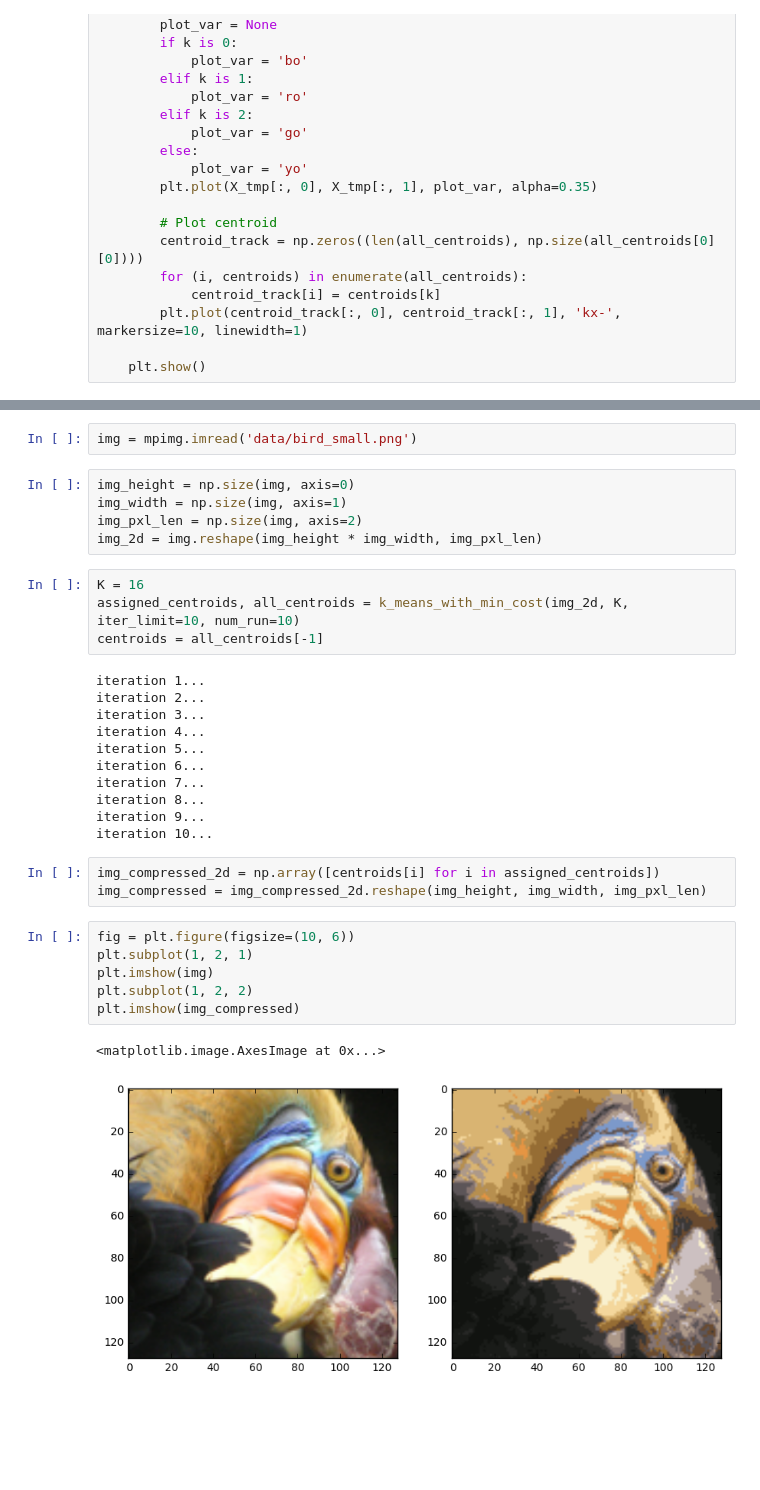
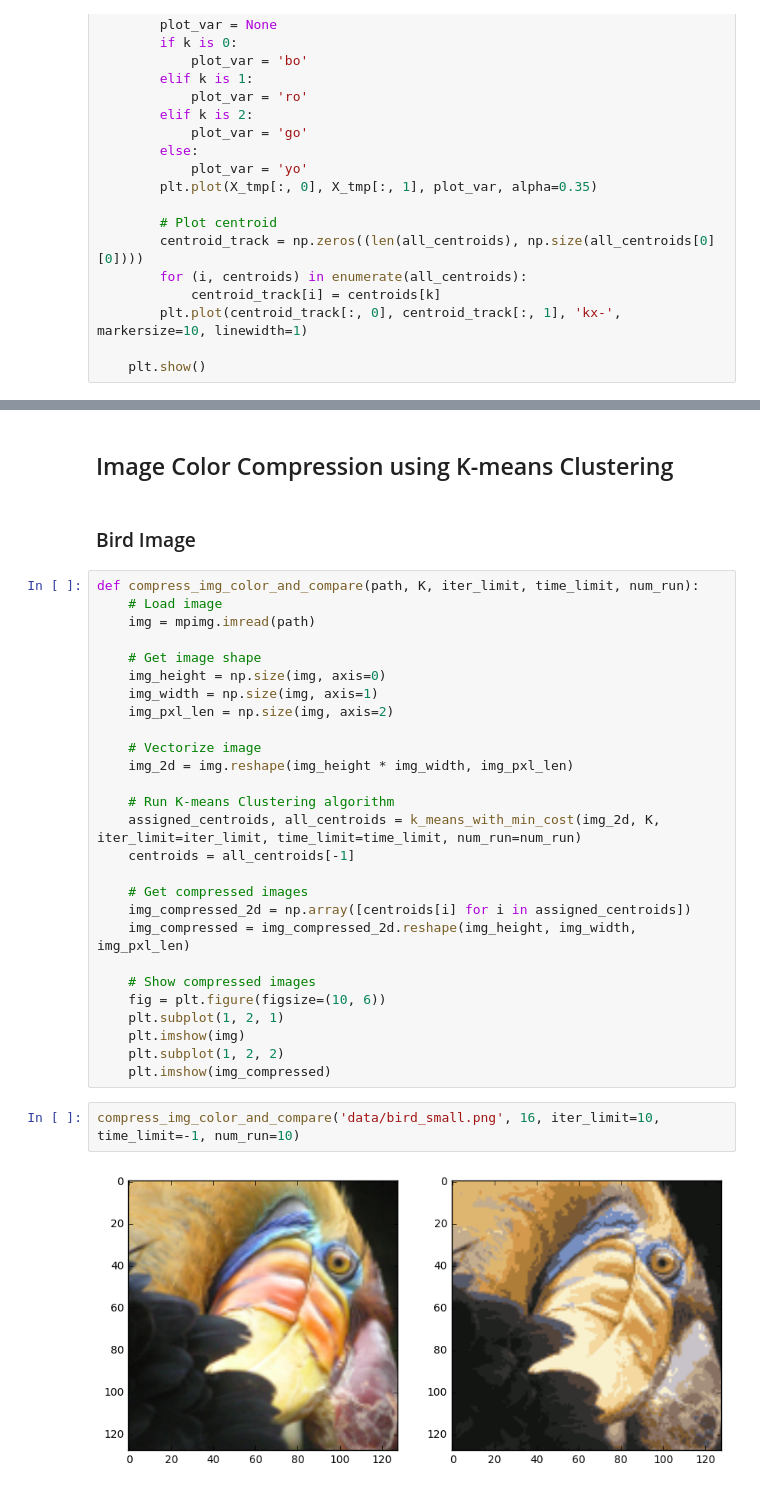
Before and after one commit to shuyangsun/k_means_clustering, a Jupyter notebook: k_means_clustering.ipynb, the cells around one changed output, grey strips where cells are left out. Cells and saved outputs as stored; diff of their text form; blank space fills up the shorter version.

```diff
--- a/k_means_clustering.ipynb
+++ b/k_means_clustering.ipynb
@@ -156,34 +152,35 @@ visualize_clustering_process(X_norm, assigned_centroids, all_centroids)
-# %%
-img = mpimg.imread('data/bird_small.png')
-# %%
-img_height = np.size(img, axis=0)
-img_width = np.size(img, axis=1)
-img_pxl_len = np.size(img, axis=2)
-img_2d = img.reshape(img_height * img_width, img_pxl_len)
-# %%
-K = 16
-assigned_centroids, all_centroids = k_means_with_min_cost(img_2d, K, iter_limit=10, num_run=10)
-centroids = all_centroids[-1]
-# %% [output]
-iteration 1...
-iteration 2...
-iteration 3...
-iteration 4...
-iteration 5...
-iteration 6...
-iteration 7...
-iteration 8...
-iteration 9...
-iteration 10...
-# %%
-img_compressed_2d = np.array([centroids[i] for i in assigned_centroids])
-img_compressed = img_compressed_2d.reshape(img_height, img_width, img_pxl_len)
-# %%
-fig = plt.figure(figsize=(10, 6))
-plt.subplot(1, 2, 1)
-plt.imshow(img)
-plt.subplot(1, 2, 2)
-plt.imshow(img_compressed)
-# %% [output]
-<matplotlib.image.AxesImage at 0x...>
-[figure, removed]
+# %% [markdown]
+## Image Color Compression using K-means Clustering
+# %% [markdown]
+### Bird Image
+# %%
+def compress_img_color_and_compare(path, K, iter_limit, time_limit, num_run):
+    # Load image
+    img = mpimg.imread(path)
+
+    # Get image shape
+    img_height = np.size(img, axis=0)
+    img_width = np.size(img, axis=1)
+    img_pxl_len = np.size(img, axis=2)
+
+    # Vectorize image
+    img_2d = img.reshape(img_height * img_width, img_pxl_len)
+
+    # Run K-means Clustering algorithm
+    assigned_centroids, all_centroids = k_means_with_min_cost(img_2d, K, iter_limit=iter_limit, time_limit=time_limit, num_run=num_run)
+    centroids = all_centroids[-1]
+
+    # Get compressed images
+    img_compressed_2d = np.array([centroids[i] for i in assigned_centroids])
+    img_compressed = img_compressed_2d.reshape(img_height, img_width, img_pxl_len)
+
+    # Show compressed images
+    fig = plt.figure(figsize=(10, 6))
+    plt.subplot(1, 2, 1)
+    plt.imshow(img)
+    plt.subplot(1, 2, 2)
+    plt.imshow(img_compressed)
+# %%
+compress_img_color_and_compare('data/bird_small.png', 16, iter_limit=10, time_limit=-1, num_run=10)
+# %% [output]
+[figure, added]
```
Also changed, not shown: parts of 6 cells of this notebook, 1 other file.
